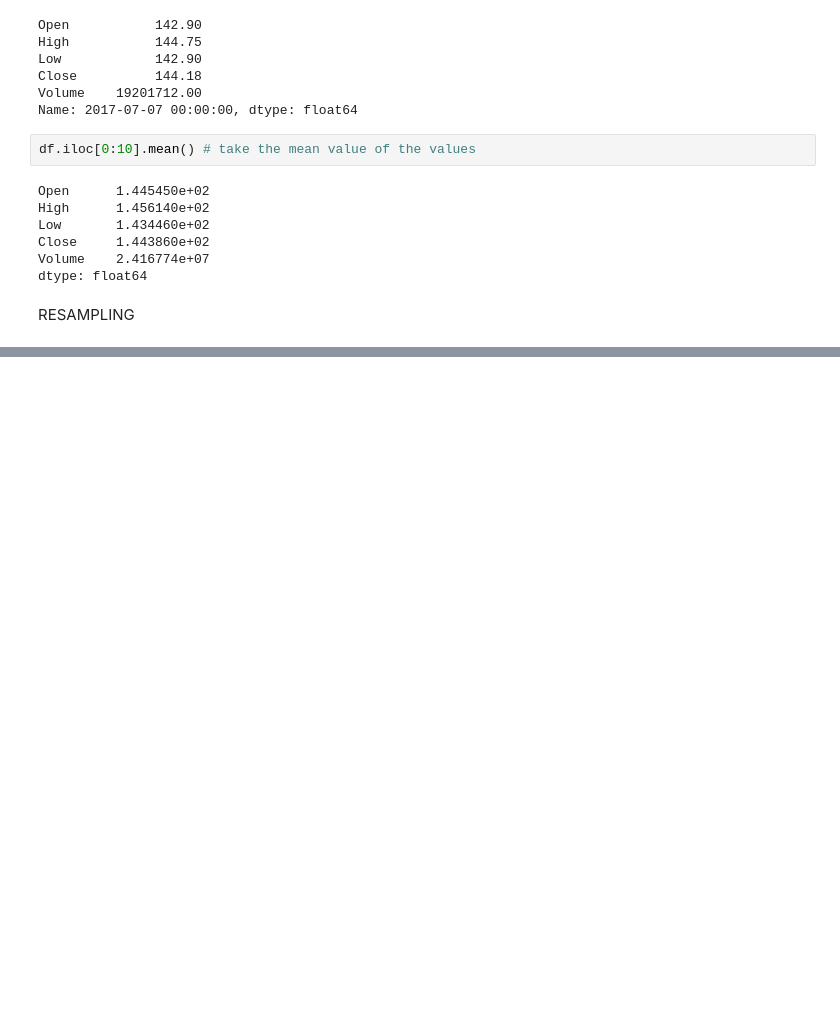
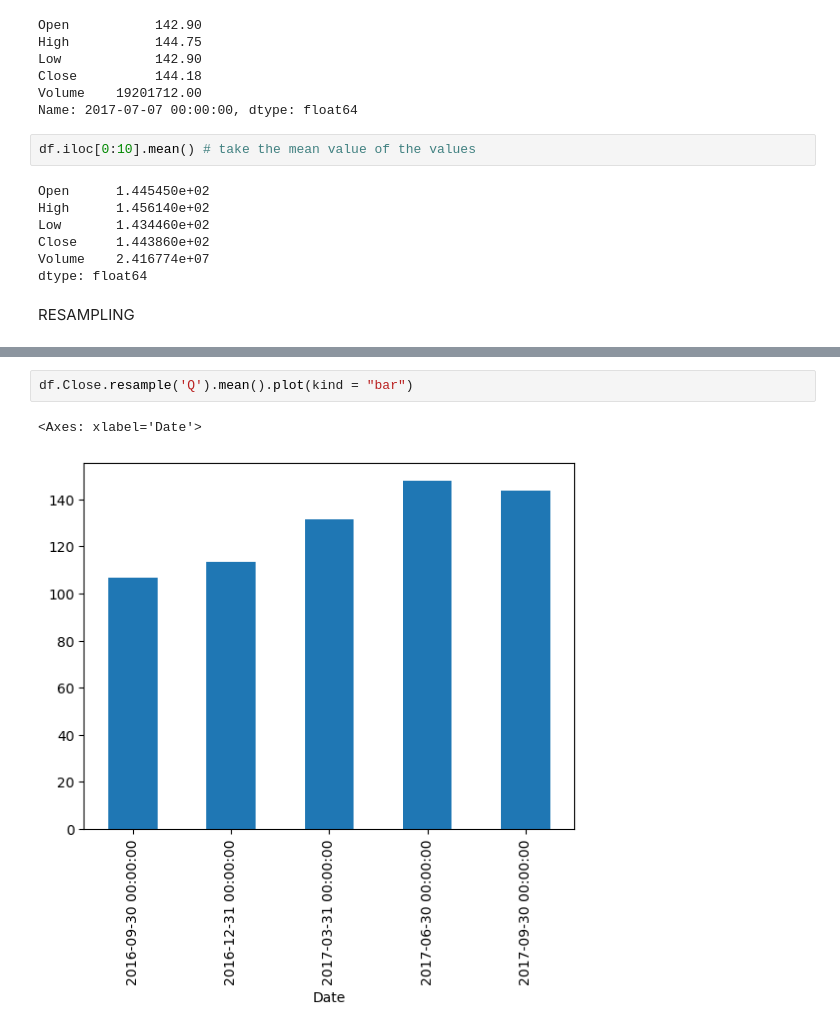
Before and after one commit to hsnaidu/DS_L, a Jupyter notebook: learning/timeseries.ipynb, the cells around one changed output, grey strips where cells are left out. Saved outputs shown, nothing was run; the diff lists cells and outputs as text; blank space fills up the shorter version.

```diff
--- a/learning/timeseries.ipynb
+++ b/learning/timeseries.ipynb
@@ -72,0 +78,5 @@ df.Close.resample('D').mean().plot() # shows the daily avg values
+# %%
+df.Close.resample('Q').mean().plot(kind = "bar")
+# %% [output]
+<Axes: xlabel='Date'>
+[figure, added]
```
Also changed, not shown: parts of 3 cells of this notebook, 1 other file.
